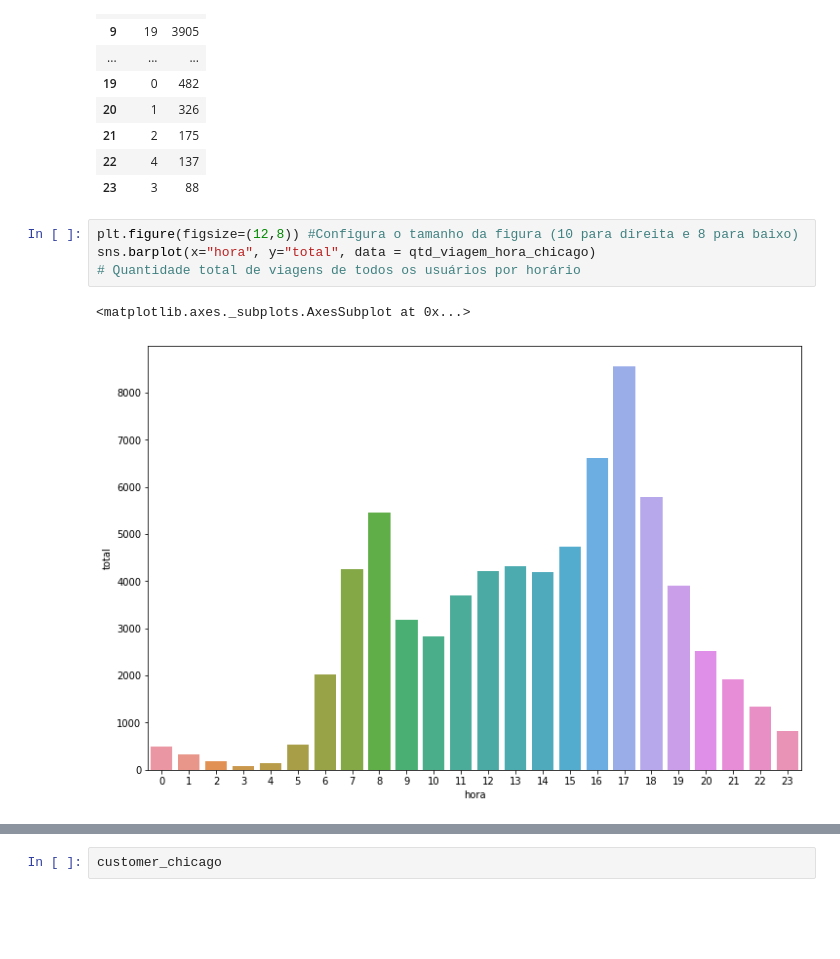
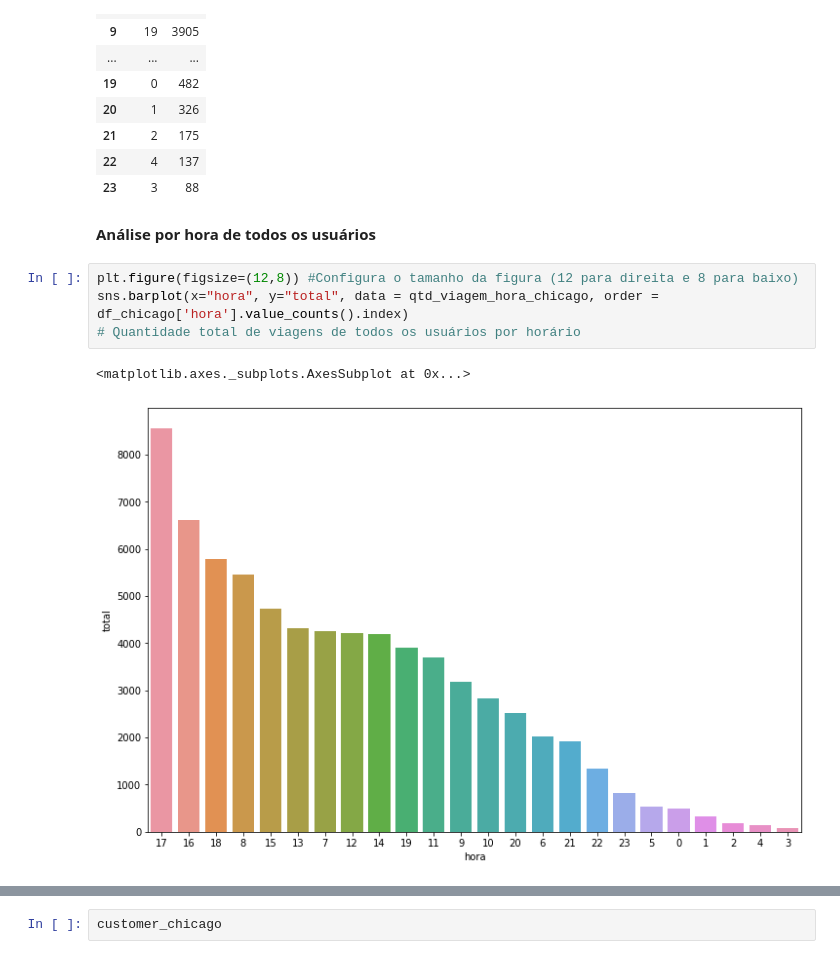
Before and after one commit to gabrielcn/Bike_Sharing, a Jupyter notebook: cyclistic_bike_share_chicago.ipynb, the cells around one changed output, grey strips where cells are left out. Saved outputs shown, nothing was run; the diff lists cells and outputs as text; blank space fills up the shorter version.

```diff
--- a/cyclistic_bike_share_chicago.ipynb
+++ b/cyclistic_bike_share_chicago.ipynb
@@ -288,10 +402,12 @@ qtd_viagem_hora_chicago
 | 21 | 2 | 175 |
 | 22 | 4 | 137 |
 | 23 | 3 | 88 |
+# %% [markdown]
+**Análise por hora de todos os usuários**
 # %%
-plt.figure(figsize=(12,8)) #Configura o tamanho da figura (10 para direita e 8 para baixo)
-sns.barplot(x="hora", y="total", data = qtd_viagem_hora_chicago)
+plt.figure(figsize=(12,8)) #Configura o tamanho da figura (12 para direita e 8 para baixo)
+sns.barplot(x="hora", y="total", data = qtd_viagem_hora_chicago, order = df_chicago['hora'].value_counts().index)
 # Quantidade total de viagens de todos os usuários por horário
 # %% [output]
 <matplotlib.axes._subplots.AxesSubplot at 0x...>
-[figure, old version]
+[figure, new version]
```
Also changed, not shown: parts of 127 cells of this notebook.
